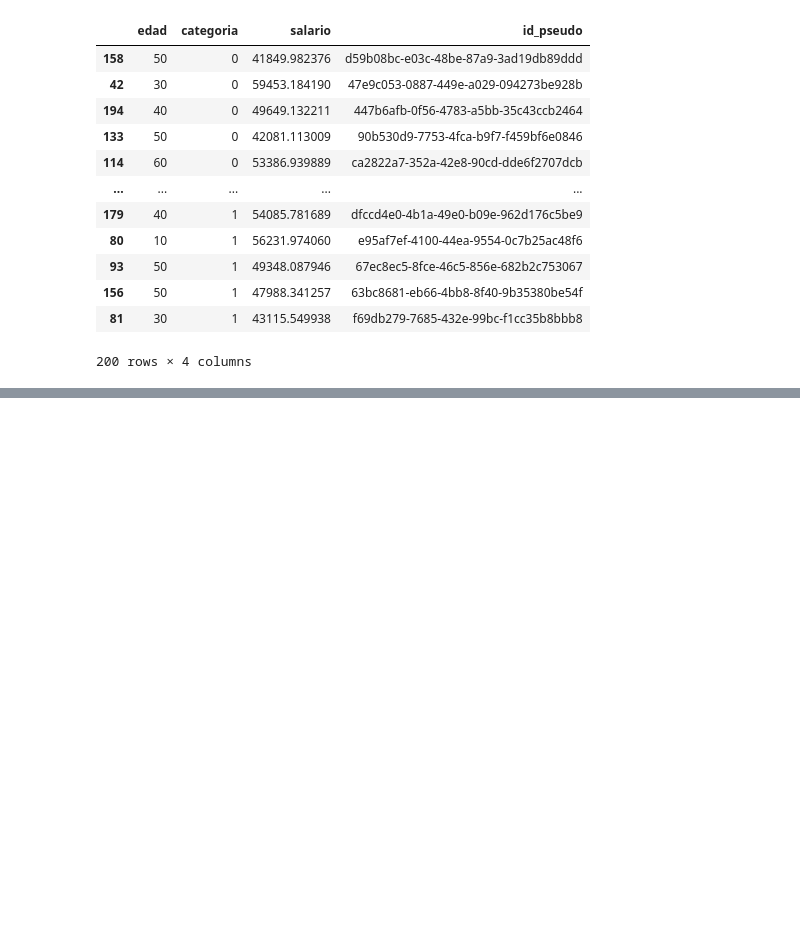
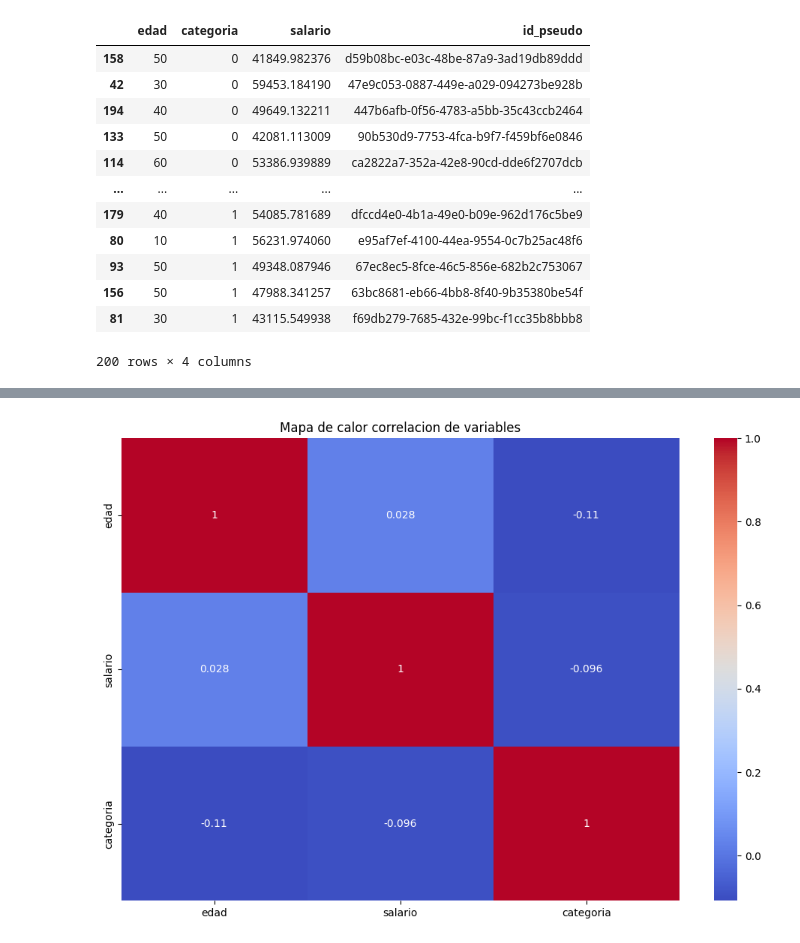
Before and after one commit to JesusMirandaEspino/practicasmachinelearning, a Jupyter notebook: sesgospractica.ipynb, the cells around one changed output, grey strips where cells are left out. Cells and saved outputs as stored; diff of their text form; code cells hidden in the pictures; blank space fills up the shorter version.

```diff
--- a/sesgospractica.ipynb
+++ b/sesgospractica.ipynb
@@ -173,0 +183,7 @@ ax.set( title='Dsitribucion de edad de los clientes', xlabel='Edad', ylabel='Fre
+# %%
+plt.figure(figsize=(12,8))
+correlacion_matriz = df[[ 'edad',  'salario', 'categoria' ]].corr()
+heatmap = sns.heatmap( correlacion_matriz, annot=True, cmap='coolwarm' )
+heatmap.set( title='Mapa de calor correlacion de variables');
+# %% [output]
+[figure, added]
```
Also changed, not shown: parts of 2 cells of this notebook.
